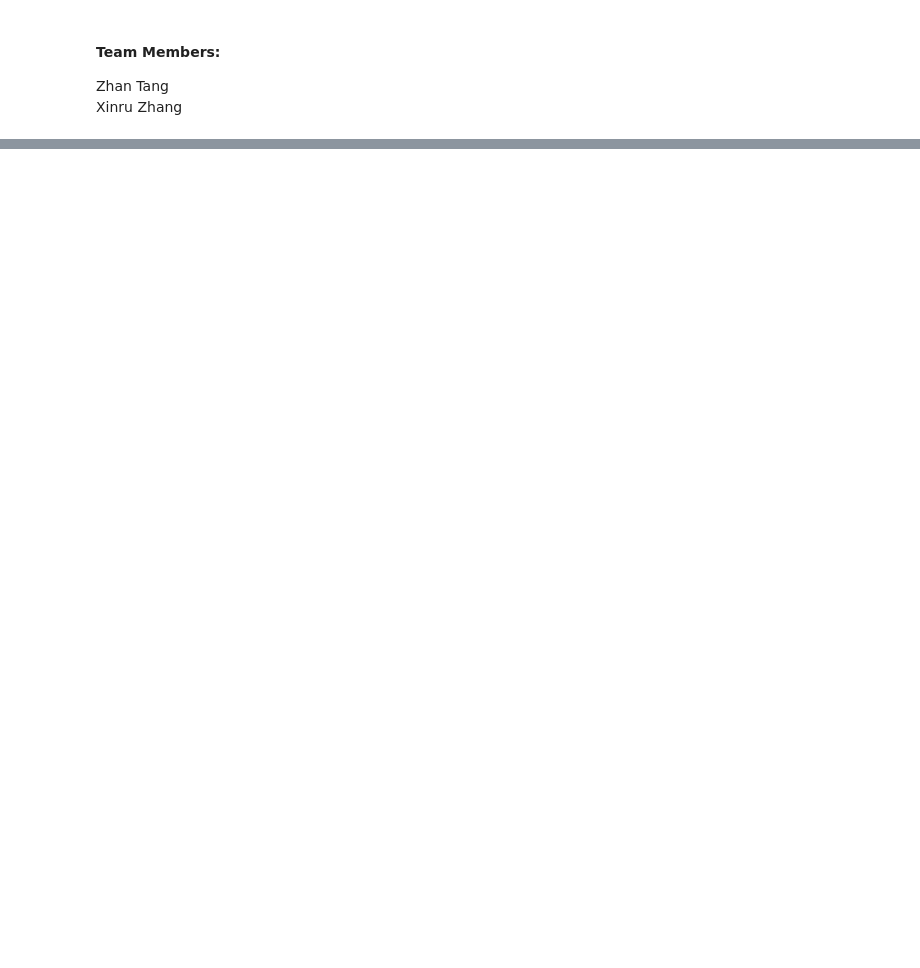
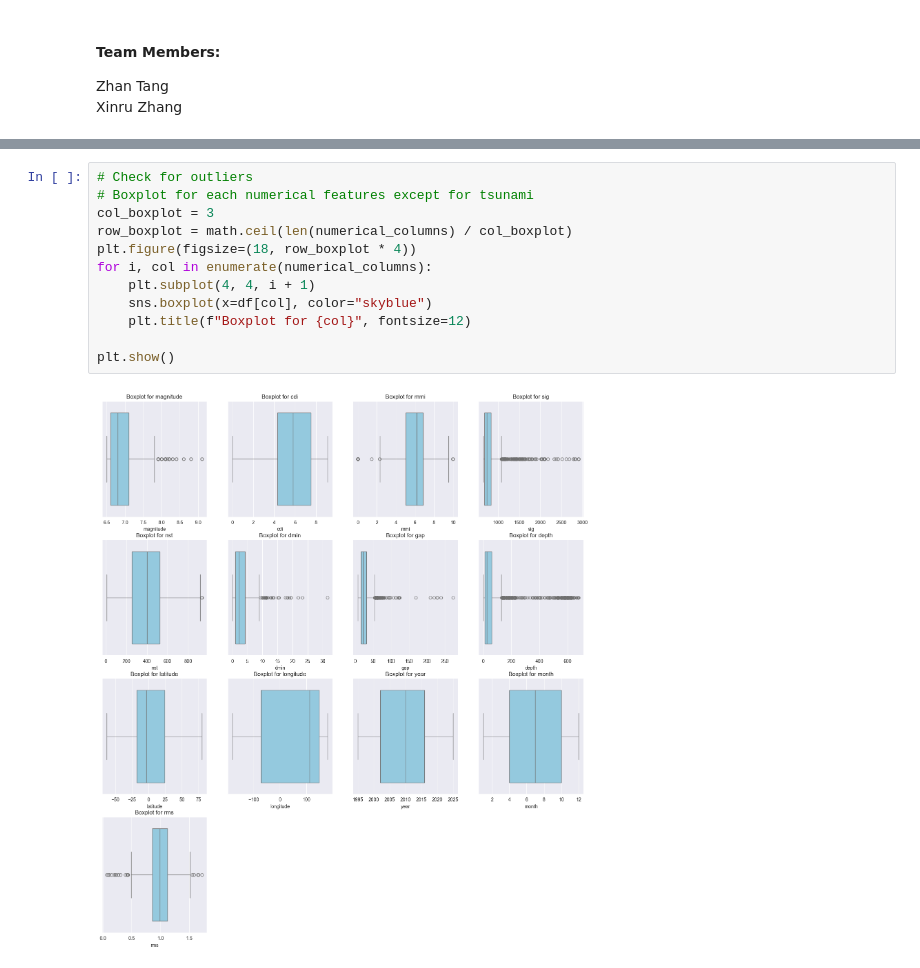
Before and after one commit to RubyXZZZ/earthquake-tsunami-ml-project, a Jupyter notebook: Notebooks/Explanatory Data Analysis Notebook.ipynb, the cells around one changed output, grey strips where cells are left out. Saved outputs shown, nothing was run; the diff lists cells and outputs as text; blank space fills up the shorter version.

```diff
--- a/Notebooks/Explanatory Data Analysis Notebook.ipynb
+++ b/Notebooks/Explanatory Data Analysis Notebook.ipynb
@@ -45,0 +279,14 @@ Observation: There are 1000 rows and 19 columns in the dataframe.
+# %%
+# Check for outliers
+# Boxplot for each numerical features except for tsunami
+col_boxplot = 3
+row_boxplot = math.ceil(len(numerical_columns) / col_boxplot)
+plt.figure(figsize=(18, row_boxplot * 4))
+for i, col in enumerate(numerical_columns):
+    plt.subplot(4, 4, i + 1)
+    sns.boxplot(x=df[col], color="skyblue")
+    plt.title(f"Boxplot for {col}", fontsize=12)
+
+plt.show()
+# %% [output]
+[figure, added]
```
Also changed, not shown: parts of 28 cells of this notebook, 1 other file.
